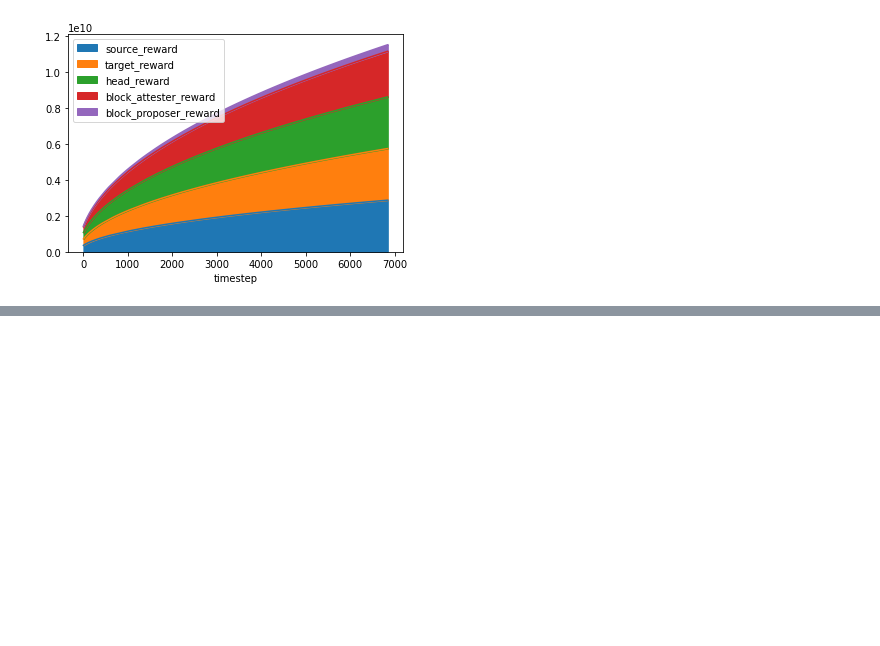
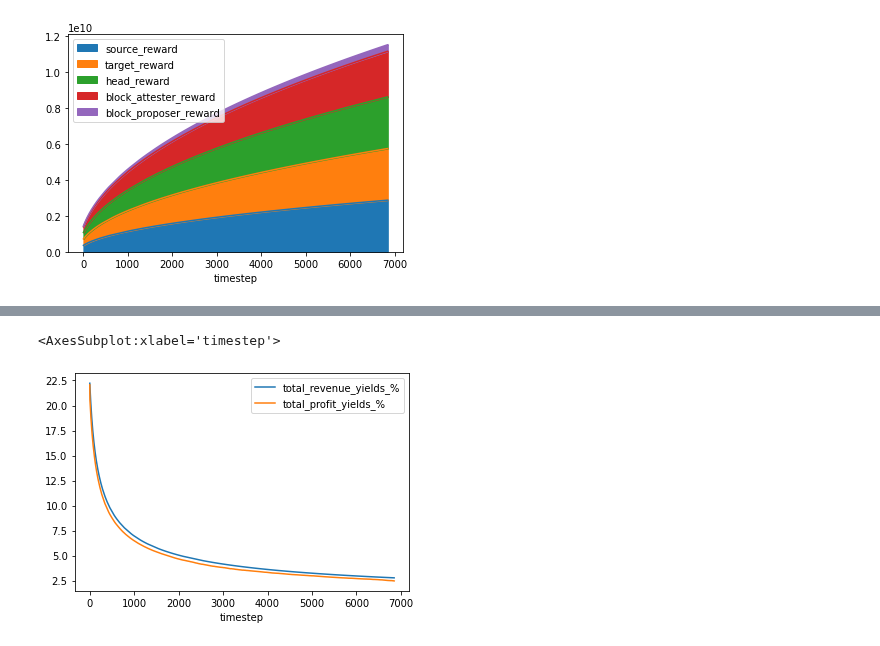
Before and after one commit to CADLabs/ethereum-economic-model, a Jupyter notebook: scratchpad.ipynb, the cells around one changed output, grey strips where cells are left out. Saved outputs shown, nothing was run; the diff lists cells and outputs as text; code cells hidden in the pictures; blank space fills up the shorter version.

```diff
--- a/scratchpad.ipynb
+++ b/scratchpad.ipynb
@@ -58,0 +74,7 @@ df.plot(x='timestep', y=['total_revenue', 'total_profit'])
+# %%
+df['total_revenue_yields_%'] = df['total_revenue_yields'] * 100
+df['total_profit_yields_%'] = df['total_profit_yields'] * 100
+df.plot(x='timestep', y=['total_revenue_yields_%', 'total_profit_yields_%'])
+# %% [output]
+<AxesSubplot:xlabel='timestep'>
+[figure, added]
```
Also changed, not shown: parts of 10 cells of this notebook, 11 other files.
